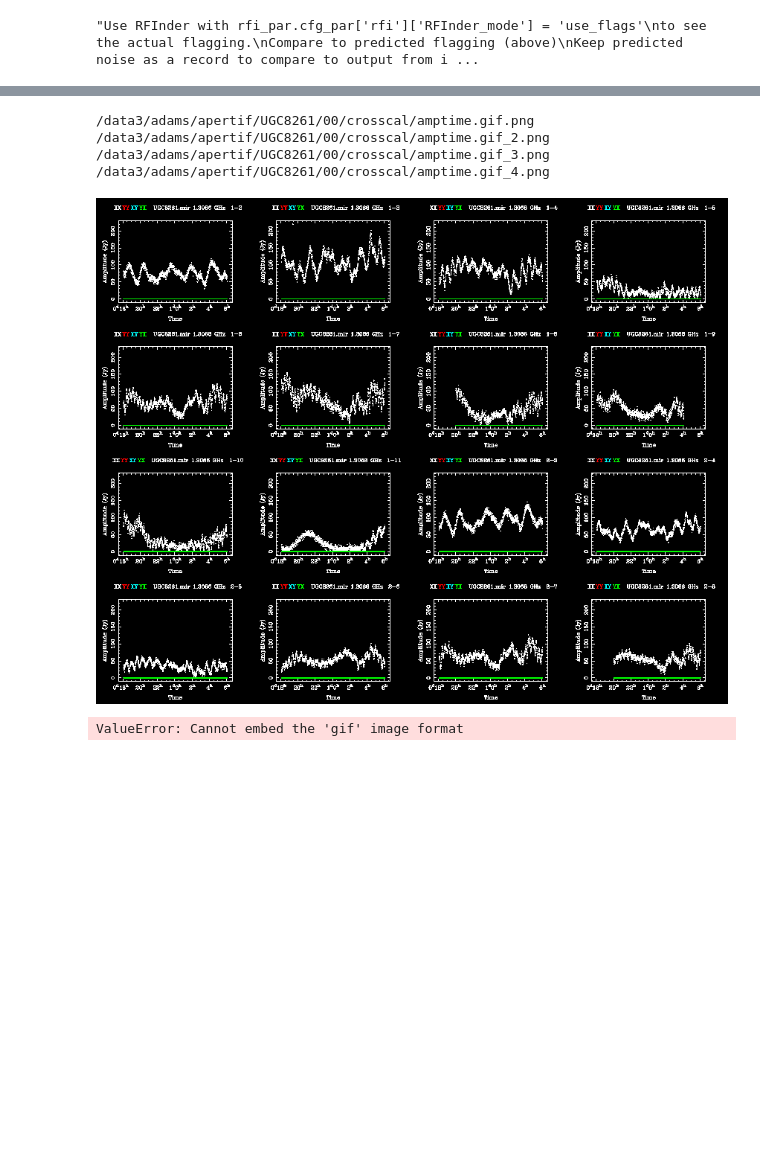
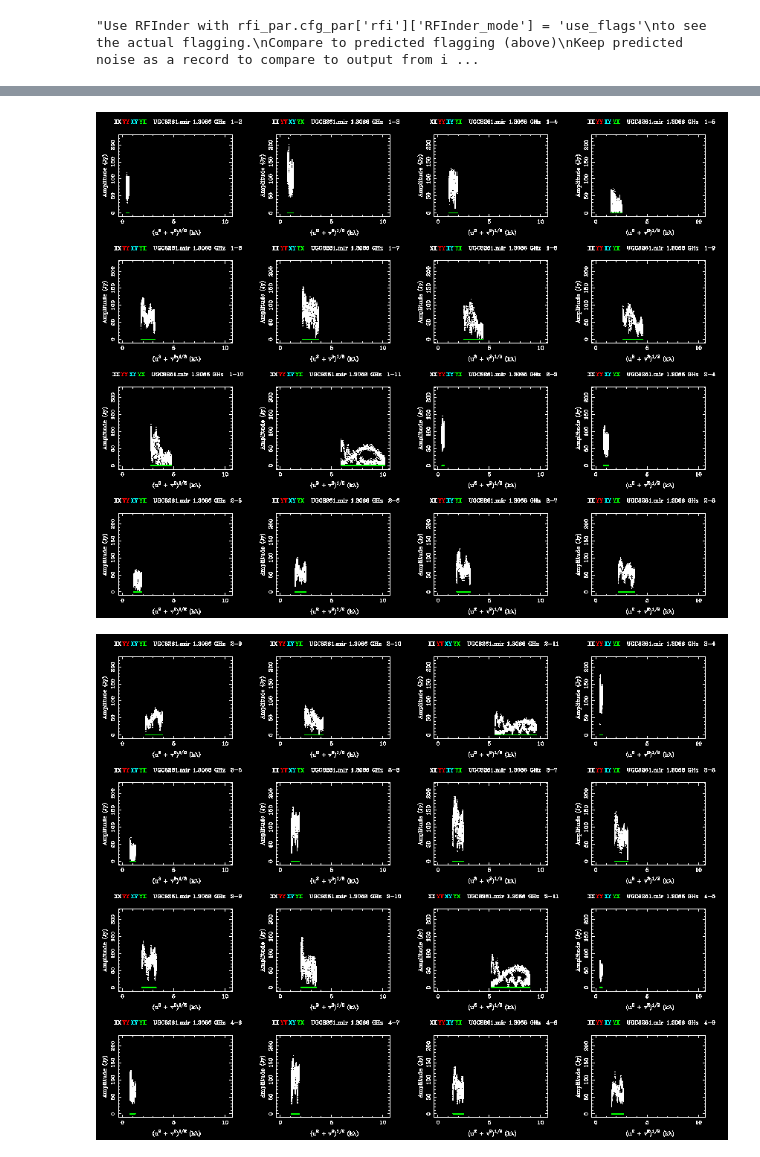
Before and after one commit to apertif/shakedown, a Jupyter notebook: Data quality assessment.ipynb, the cells around one changed output, grey strips where cells are left out. Cells and saved outputs as stored; diff of their text form; code cells hidden in the pictures; blank space fills up the shorter version.

Commit message:
plots for amp vs. time,freq,uvdist

```diff
--- a/Data quality assessment.ipynb
+++ b/Data quality assessment.ipynb
@@ -147,32 +161,20 @@ display(x,y,z,w)
 [figure]
 [figure]
 [figure]
-# %%
-#Copied *gif to png since they're actually saved as single frames
-#So now diplay those:
-atpltlist_png = glob.glob('amptime.gif*png')
-for f in atpltlist_png:
-        fpath = '/data3/adams/apertif/UGC8261/00/crosscal/' + f
-        print fpath
-        Image(filename=fpath)
-#Image(filename='/data3/adams/apertif/UGC8261/00/crosscal/amptime.png')
-
-from IPython.display import Image
-from IPython.display import display
-x = Image(filename='1.png')
-y = Image(filename='2.png')
-display(x, y)
-
-
-Image(filename='/data3/adams/apertif/UGC8261/00/crosscal/amptime.gif.png')
-# %% [output]
-/data3/adams/apertif/UGC8261/00/crosscal/amptime.gif.png
-/data3/adams/apertif/UGC8261/00/crosscal/amptime.gif_2.png
-/data3/adams/apertif/UGC8261/00/crosscal/amptime.gif_3.png
-/data3/adams/apertif/UGC8261/00/crosscal/amptime.gif_4.png
-[figure, removed]
-# %%
-from IPython.display import Image
-Image(filename='/data3/adams/apertif/UGC8261/00/crosscal/amptime.gif')
-# %% [output]
-ValueError: Cannot embed the 'gif' image format
+# %%
+"""Display amp vs. uvdist plots"""
+
+auvpltlist_png = glob.glob(convert.crosscaldir+'/'+'ampuvdist.gif*png')
+#print atpltlist_png
+
+#load each file as an image
+x=Image(auvpltlist_png[0])
+y=Image(auvpltlist_png[1])
+z=Image(auvpltlist_png[2])
+w=Image(auvpltlist_png[3])
+
+#then display all images
+display(x,y,z,w)
+# %% [output]
+[figure, added]
+[figure, added]
```
Also changed, not shown: parts of 7 cells of this notebook.
